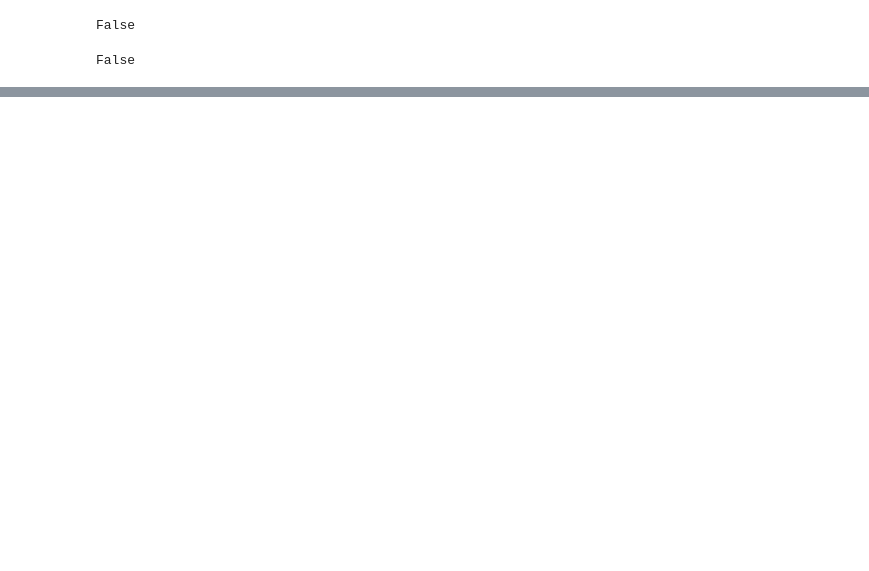
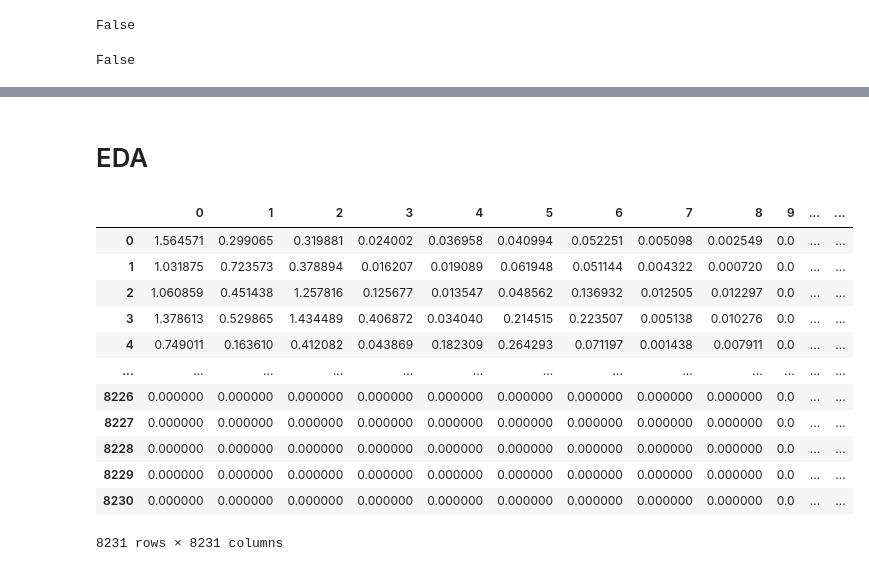
Before and after one commit to geohai/urban-neighborhood-graph-representations, a Jupyter notebook: dataset/safegraph/3_normalize.ipynb, the cells around one changed output, grey strips where cells are left out. Saved outputs shown, nothing was run; the diff lists cells and outputs as text; code cells hidden in the pictures; blank space fills up the shorter version.

```diff
--- a/dataset/safegraph/3_normalize.ipynb
+++ b/dataset/safegraph/3_normalize.ipynb
@@ -43,7 +57,7 @@ def get_population(statefps, countyfps, var='B01001_001E', varname='total_pop'):
                                         state_fips = statefps,
                                         county_fips = countyfps,
                                         tract = '*',
-                                        year = 2019)
+                                        year = 2020)
     df = pd.DataFrame(census)
     df.rename(columns={var: varname}, inplace=True)
     return df
@@ -54,7 +68,7 @@ def get_population_for_tract(statefps, countyfps, tract, var='B01001_001E', varn
                                         state_fips = statefps,
                                         county_fips = countyfps,
                                         tract = tract,
-                                        year = 2019)
+                                        year = 2020)
     df = pd.DataFrame(census)
     df.rename(columns={var: varname}, inplace=True)
     return df
@@ -215,0 +203,2 @@ KeyError: '09013533103'
+# %% [markdown]
+# EDA
@@ -215,0 +218,16 @@ KeyError: '09013533103'
+# %%
+raw
+# %% [output]
+|  | 0 | 1 | 2 | 3 | 4 | 5 | 6 | 7 | 8 | 9 | ... | ... |
+| 0 | 1.564571 | 0.299065 | 0.319881 | 0.024002 | 0.036958 | 0.040994 | 0.052251 | 0.005098 | 0.002549 | 0.0 | ... | ... |
+| 1 | 1.031875 | 0.723573 | 0.378894 | 0.016207 | 0.019089 | 0.061948 | 0.051144 | 0.004322 | 0.000720 | 0.0 | ... | ... |
+| 2 | 1.060859 | 0.451438 | 1.257816 | 0.125677 | 0.013547 | 0.048562 | 0.136932 | 0.012505 | 0.012297 | 0.0 | ... | ... |
+| 3 | 1.378613 | 0.529865 | 1.434489 | 0.406872 | 0.034040 | 0.214515 | 0.223507 | 0.005138 | 0.010276 | 0.0 | ... | ... |
+| 4 | 0.749011 | 0.163610 | 0.412082 | 0.043869 | 0.182309 | 0.264293 | 0.071197 | 0.001438 | 0.007911 | 0.0 | ... | ... |
+| ... | ... | ... | ... | ... | ... | ... | ... | ... | ... | ... | ... | ... |
+| 8226 | 0.000000 | 0.000000 | 0.000000 | 0.000000 | 0.000000 | 0.000000 | 0.000000 | 0.000000 | 0.000000 | 0.0 | ... | ... |
+| 8227 | 0.000000 | 0.000000 | 0.000000 | 0.000000 | 0.000000 | 0.000000 | 0.000000 | 0.000000 | 0.000000 | 0.0 | ... | ... |
+| 8228 | 0.000000 | 0.000000 | 0.000000 | 0.000000 | 0.000000 | 0.000000 | 0.000000 | 0.000000 | 0.000000 | 0.0 | ... | ... |
+| 8229 | 0.000000 | 0.000000 | 0.000000 | 0.000000 | 0.000000 | 0.000000 | 0.000000 | 0.000000 | 0.000000 | 0.0 | ... | ... |
+| 8230 | 0.000000 | 0.000000 | 0.000000 | 0.000000 | 0.000000 | 0.000000 | 0.000000 | 0.000000 | 0.000000 | 0.0 | ... | ... |
+8231 rows × 8231 columns
```
Also changed, not shown: parts of 48 cells of this notebook, 11 other files.
